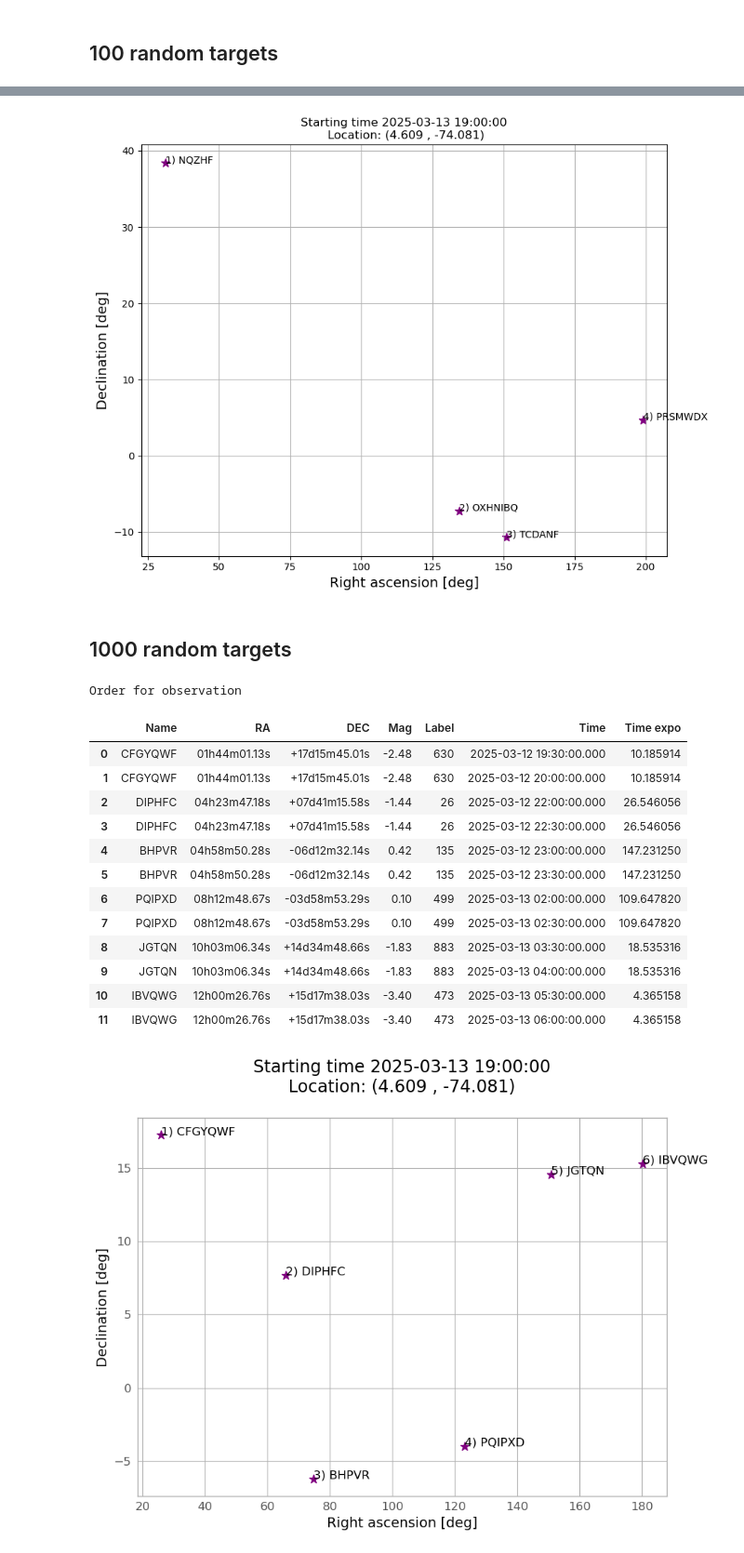
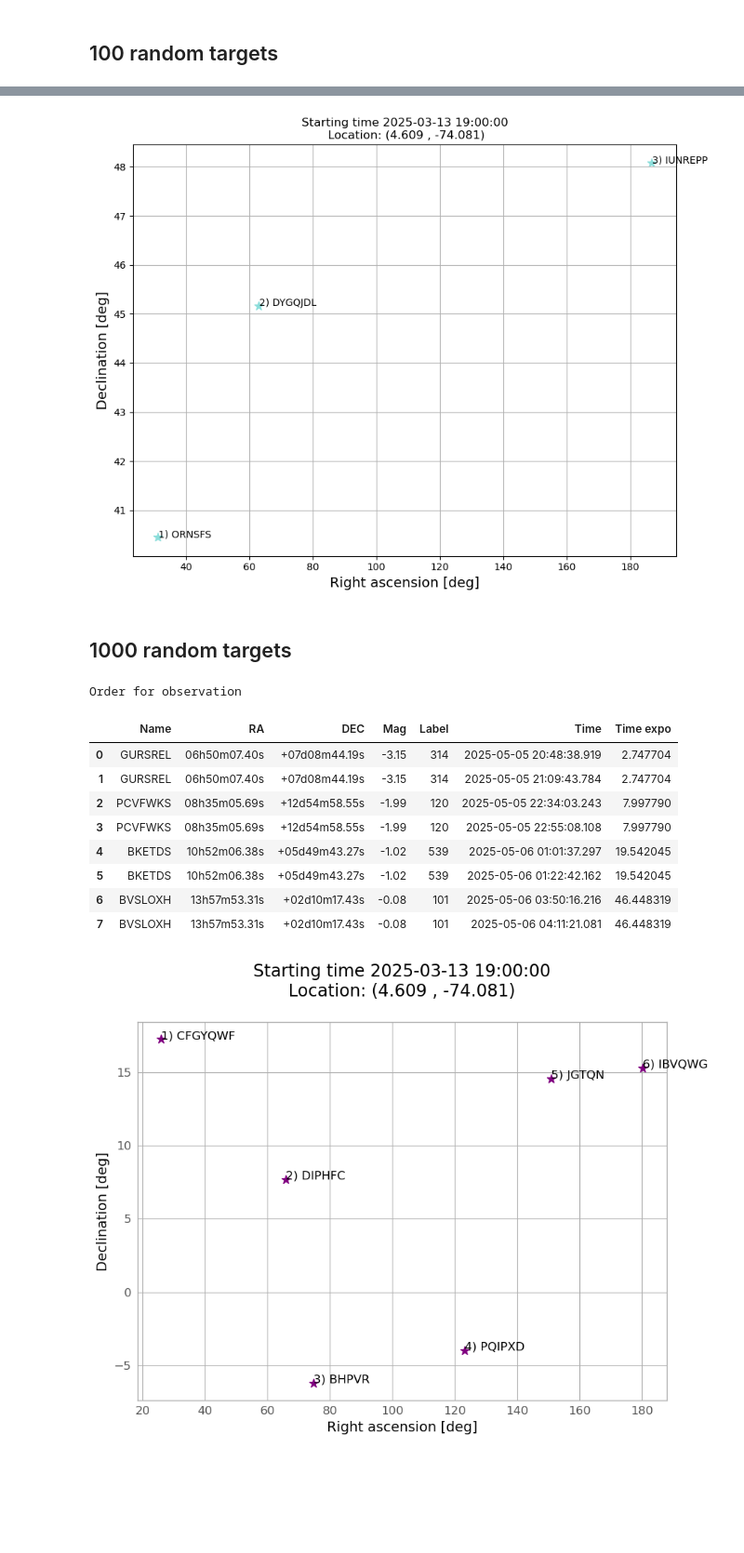
Before and after one commit to ccuellarn/Transient-Operation, a Jupyter notebook: Sketch.ipynb, the cells around one changed output, grey strips where cells are left out. Shown: that part at 93% size. Drawn from its saved outputs; the diff is of its cells as text; code cells hidden in the pictures; blank space fills up the shorter version.

```diff
--- a/Sketch.ipynb
+++ b/Sketch.ipynb
@@ -344,20 +404,20 @@ def Plot(graphic,order,time,limit,date_i,observer):
 observer = 4.609 , -74.081
 
 #Slot of time and date
-date_i = '2025-03-13 19:00:00'
-date_f = '2025-03-14 07:00:00'
+date_i = '2025-05-06 18:30:00'
+date_f = '2025-05-07 07:00:00'
 
 #Time scale of the observation, the minimum is 5 seconds
-timescale = ['m', 30]
+timescale = ['m', 20]
 
 #Limit of telescopes for good observations, usually are 33 degree on altitude
 limit = 33
 
 # Limit on magnitude for the specific telescope
-m_min = 11.0
+m_min = 15.0
 
 # Parameter K in seconds (eficency of the telescope)
-K = 100
+K = 50
 
 #RANDOM DATA
 def random_data(n):
@@ -464,25 +553,25 @@ Plot(graphic100,order100,time100,limit,date_i,observer)
 # %%
-
 names = [i for i in order100['Name'].drop_duplicates()]
 ra = [Angle(i, unit=u.deg).degree for i in order100['RA'].drop_duplicates()]
 dec = [Angle(i, unit=u.deg).degree for i in order100['DEC'].drop_duplicates()]
 orderlabels = [i for i in order100['Label'].drop_duplicates()]
 
 plt.figure(figsize=(9, 7))
 
 plt.title('Starting time {}\n Location: ({} , {})'.format(date_i,observer[0],observer[1]))
 
-plt.scatter(ra,dec,color='purple',marker='*', s=80)
+plt.scatter(ra,dec,color='#8cdedb',marker='*', s=80)
+
 for i in range(0, len(dec)):
-    plt.text(ra[i], dec[i], '{}) {}'.format(str(i+1), str(names[i])), color='k')
+    plt.text(ra[i]+0.2, dec[i], '{}) {}'.format(str(i+1), str(names[i])), color='k')
 
 plt.ylabel(r"Declination [deg]",fontsize=14)
 plt.xlabel(r'Right ascension [deg]',fontsize=14)
 plt.grid(True)
 plt.tight_layout()
 plt.show()
 # %% [output]
-[figure, old version]
+[figure, new version]
 # %% [markdown]
 ## 1000 random targets
 # %%
@@ -497,7 +586,7 @@ Data1000 = Observations(observer, alerts1000, date_i, date_f,timescale,many1000,
 time1000 = DeltaTime(date_i,date_f,timescale)
 general_time1000 = CreateTime(date_i,date_f,timescale)
 order1000 = Order(Data1000,many1000,time1000, general_time1000,K)
-graphic1000 = Graphic(Data1000,many1000,time1000)
+
 
 
 print('Order for observation')
@@ -505,18 +594,14 @@ order1000
 # %% [output]
 Order for observation
 |  | Name | RA | DEC | Mag | Label | Time | Time expo |
-| 0 | CFGYQWF | 01h44m01.13s | +17d15m45.01s | -2.48 | 630 | 2025-03-12 19:30:00.000 | 10.185914 |
-| 1 | CFGYQWF | 01h44m01.13s | +17d15m45.01s | -2.48 | 630 | 2025-03-12 20:00:00.000 | 10.185914 |
-| 2 | DIPHFC | 04h23m47.18s | +07d41m15.58s | -1.44 | 26 | 2025-03-12 22:00:00.000 | 26.546056 |
-| 3 | DIPHFC | 04h23m47.18s | +07d41m15.58s | -1.44 | 26 | 2025-03-12 22:30:00.000 | 26.546056 |
-| 4 | BHPVR | 04h58m50.28s | -06d12m32.14s | 0.42 | 135 | 2025-03-12 23:00:00.000 | 147.231250 |
-| 5 | BHPVR | 04h58m50.28s | -06d12m32.14s | 0.42 | 135 | 2025-03-12 23:30:00.000 | 147.231250 |
-| 6 | PQIPXD | 08h12m48.67s | -03d58m53.29s | 0.10 | 499 | 2025-03-13 02:00:00.000 | 109.647820 |
-| 7 | PQIPXD | 08h12m48.67s | -03d58m53.29s | 0.10 | 499 | 2025-03-13 02:30:00.000 | 109.647820 |
-| 8 | JGTQN | 10h03m06.34s | +14d34m48.66s | -1.83 | 883 | 2025-03-13 03:30:00.000 | 18.535316 |
-| 9 | JGTQN | 10h03m06.34s | +14d34m48.66s | -1.83 | 883 | 2025-03-13 04:00:00.000 | 18.535316 |
-| 10 | IBVQWG | 12h00m26.76s | +15d17m38.03s | -3.40 | 473 | 2025-03-13 05:30:00.000 | 4.365158 |
-| 11 | IBVQWG | 12h00m26.76s | +15d17m38.03s | -3.40 | 473 | 2025-03-13 06:00:00.000 | 4.365158 |
+| 0 | GURSREL | 06h50m07.40s | +07d08m44.19s | -3.15 | 314 | 2025-05-05 20:48:38.919 | 2.747704 |
+| 1 | GURSREL | 06h50m07.40s | +07d08m44.19s | -3.15 | 314 | 2025-05-05 21:09:43.784 | 2.747704 |
+| 2 | PCVFWKS | 08h35m05.69s | +12d54m58.55s | -1.99 | 120 | 2025-05-05 22:34:03.243 | 7.997790 |
+| 3 | PCVFWKS | 08h35m05.69s | +12d54m58.55s | -1.99 | 120 | 2025-05-05 22:55:08.108 | 7.997790 |
+| 4 | BKETDS | 10h52m06.38s | +05d49m43.27s | -1.02 | 539 | 2025-05-06 01:01:37.297 | 19.542045 |
+| 5 | BKETDS | 10h52m06.38s | +05d49m43.27s | -1.02 | 539 | 2025-05-06 01:22:42.162 | 19.542045 |
+| 6 | BVSLOXH | 13h57m53.31s | +02d10m17.43s | -0.08 | 101 | 2025-05-06 03:50:16.216 | 46.448319 |
+| 7 | BVSLOXH | 13h57m53.31s | +02d10m17.43s | -0.08 | 101 | 2025-05-06 04:11:21.081 | 46.448319 |
 # %%
 plt.style.use(astropy_mpl_style)
 quantity_support()
```
Also changed, not shown: parts of 9 cells of this notebook, 3 other files.
